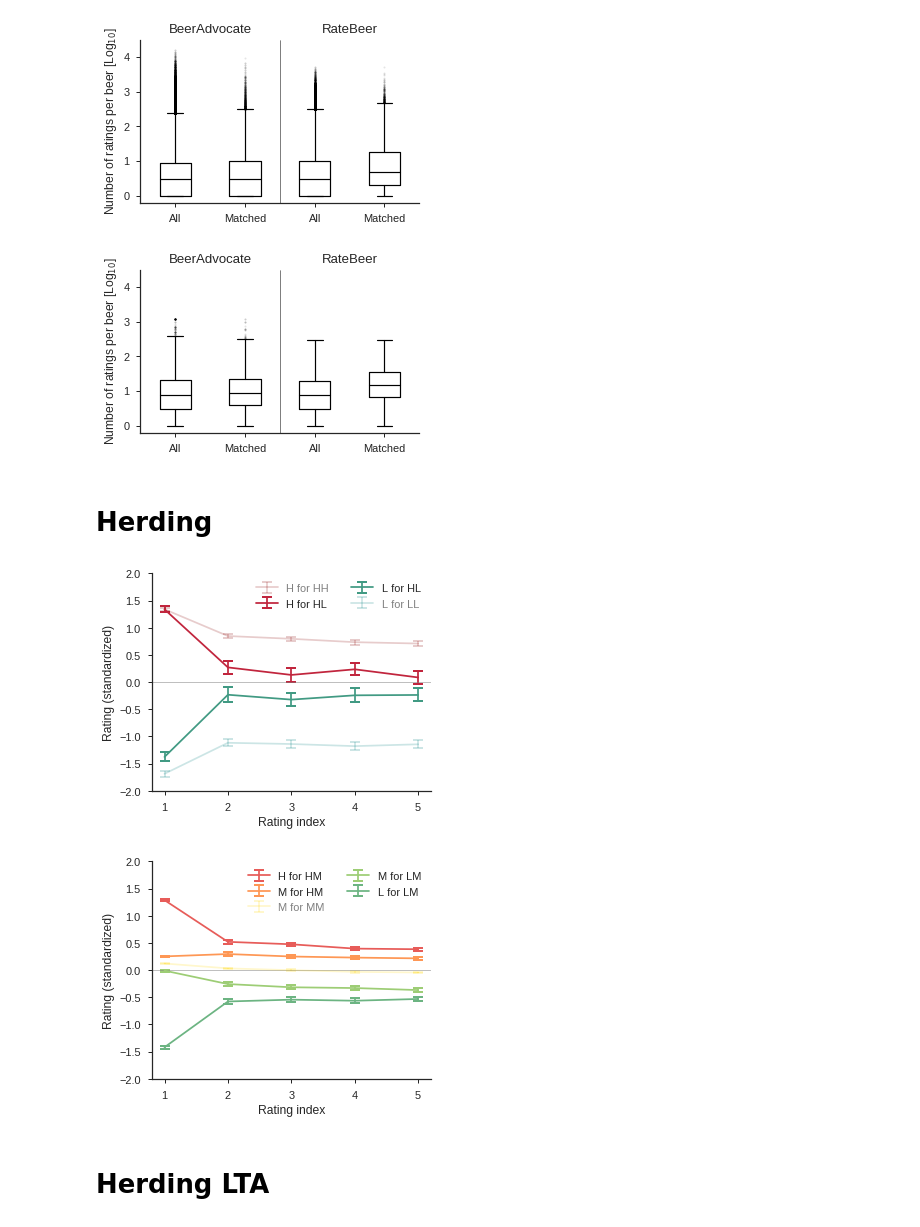
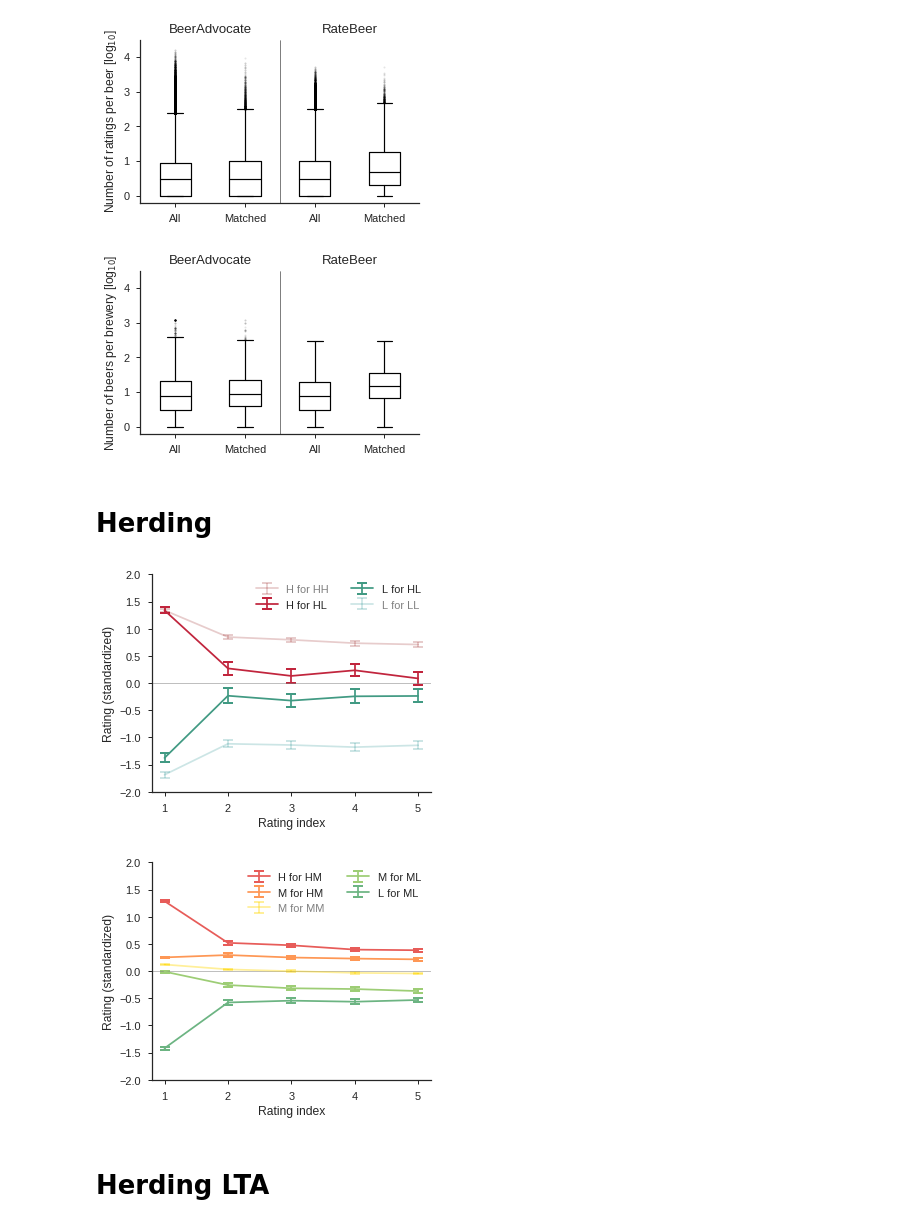
Before and after one commit to epfl-dlab/when_sheep_shop, a Jupyter notebook: code/notebooks/5-plots_paper/plots.ipynb, the cells around one changed output. Drawn from its saved outputs; the diff is of its cells as text; code cells hidden in the pictures.

```diff
--- a/code/notebooks/5-plots_paper/plots.ipynb
+++ b/code/notebooks/5-plots_paper/plots.ipynb
@@ -521,35 +523,35 @@ sns.set_style("white", {
     "font.serif": ['Helvetica'],
     "font.scale": 2
 })
 sns.set_style("ticks", {"xtick.major.size": 4,
                         "ytick.major.size": 4})
 
 ax = plt.subplot(111)
 ax.spines['right'].set_visible(False)
 ax.spines['top'].set_visible(False)
 
 boxes = ax.boxplot(data, sym='k.')
-plt.ylabel('Number of ratings per beer [Log$_{10}$]')
+plt.ylabel('Number of beers per brewery [log$_{10}$]')
 plt.plot([2.5, 2.5], [-0.2, 4.5], 'k', linewidth=0.5)
 plt.xticks([1, 2, 3, 4], ['All', 'Matched', 'All', 'Matched'])
 
 for b in boxes:
     for l in boxes[b]:
         l.set_linewidth(1.2)
         l.set_color('k')
         if b == 'fliers':
             l.set_alpha(0.1)
             l.set_marker('o')
             l.set_markersize(2)
 
 plt.ylim([-0.2, 4.5])
 
 ax.text(1.5, 4.95, 'BeerAdvocate', horizontalalignment='center', verticalalignment='top')
 ax.text(3.5, 4.95, 'RateBeer', horizontalalignment='center', verticalalignment='top')
 
 plt.savefig(save_folder + 'boxplots_nbr_beers_breweries.pdf', bbox_inches='tight')
 # %% [output]
-[figure, old version]
+[figure, new version]
 # %% [markdown]
 # Herding
 # %%
@@ -580,7 +584,7 @@ for type_class in ['extreme', 'medium']:
         vals_class = [0, 3]
 
     elif type_class == 'medium':
-        classes_to_plot = ['H for HM', 'M for HM', 'M for MM', 'M for LM', 'L for LM']
+        classes_to_plot = ['H for HM', 'M for HM', 'M for MM', 'M for ML', 'L for ML']
 
         vals_class = [2]
 
@@ -594,32 +598,16 @@ for type_class in ['extreme', 'medium']:
         low = np.array(vals_tmp['low'])
 
         if i in vals_class:
-            alpha = 0.2
+            if type_class == 'extreme':
+                alpha = 0.2
+            else:
+                alpha = 0.4
         else:
             alpha = 1
 
         plt.errorbar(range(1, min_nbr_rats + 1), avg, yerr=[high-avg, avg-low],
                     fmt='-', ms=4, capsize=5, capthick=2, c=colors[class_],
                      alpha=alpha, label = class_)
-
-        #avg = avg[1:]
-        #high = high[1:]
-        #low = low[1:]
-
-        if i in vals_class:
-            alpha = 0.1
-        else:
-            alpha = 0.7
-
-        #plt.plot(range(2, min_nbr_rats + 1), avg, color=colors[class_], alpha=alpha)
-        #plt.plot(range(2, min_nbr_rats + 1), high, '--', color=colors[class_], alpha=alpha, linewidth=0.5)
-        #plt.plot(range(2, min_nbr_rats + 1), low, '--', color=colors[class_], alpha=alpha, linewidth=0.5)
-
-        #if i in vals_class:
-        #    alpha = 0.2
-        #else:
-        #    alpha = 0.7
-        #plt.fill_between(range(2, min_nbr_rats + 1), low, high, color=colors[class_], alpha=alpha, label = class_)
 
         i+=1
 
@@ -644,7 +632,7 @@ for type_class in ['extreme', 'medium']:
     plt.savefig(save_folder + 'herding_{}_{}.pdf'.format(type_class, 'global'), bbox_inches='tight')
 # %% [output]
 [figure]
-[figure, old version]
+[figure, new version]
 # %% [markdown]
 # Herding LTA
 # %%
```
Also changed, not shown: parts of 7 cells of this notebook, 8 other files.
